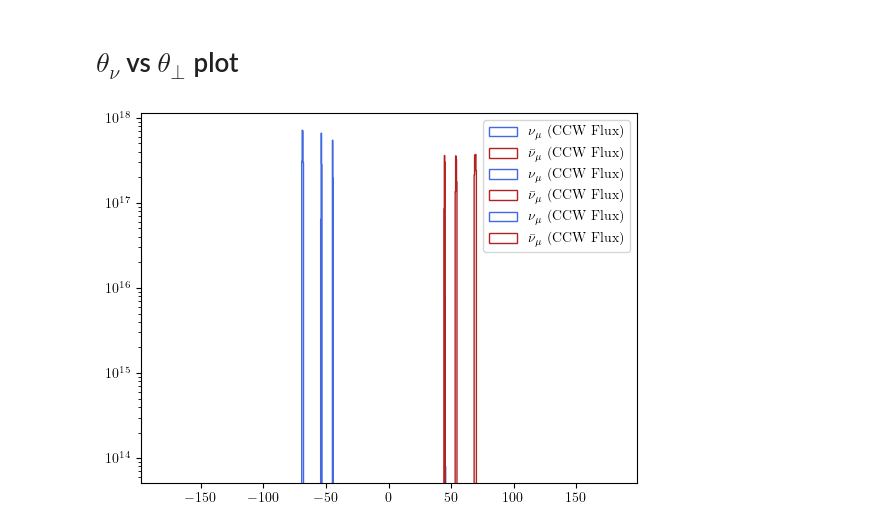
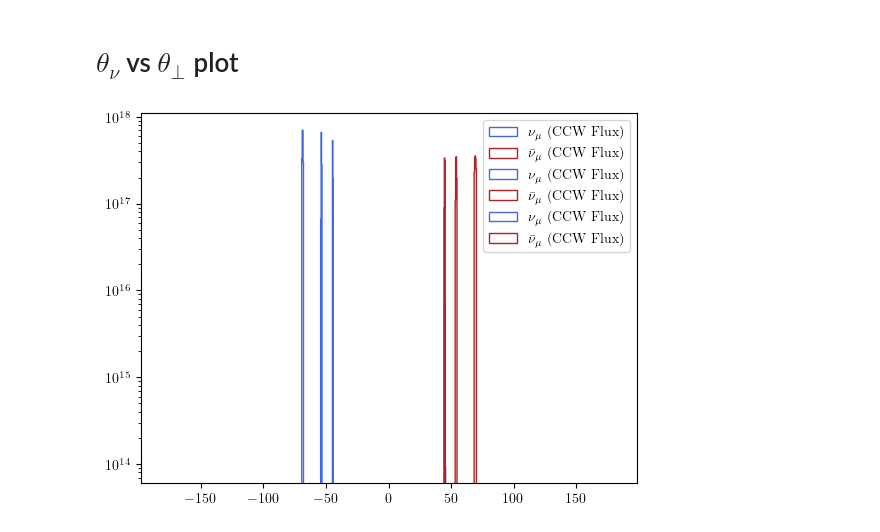
Before and after one commit to athompson-git/MuonColliderNeutrinos, a Jupyter notebook: flux_explorer.ipynb, the cells around one changed output. Saved outputs shown, nothing was run; the diff lists cells and outputs as text; code cells hidden in the pictures.

```diff
--- a/flux_explorer.ipynb
+++ b/flux_explorer.ipynb
@@ -656,50 +656,51 @@ flux_3 = NeutrinoFluxMuonRing(Emu=1.5e6, ring_radius=0.716, n_samples=10000000,
 flux_3.simulate_fluxes_mc()
 # %%
 # extract the angles of the neutrinos in the detector frame
+# Theta_numu should be in the z-y plane (no x)
 weights_numu_1 = flux_1.accept_wgt_numu
-theta_numu_1 = np.array([arccos(p[2]/sqrt(p[0]**2 + p[1]**2 + p[2]**2)) for p in flux_1.pnumu_3vec_lab])
+theta_numu_1 = np.array([arccos(p[2]/sqrt(p[1]**2 + p[2]**2)) for p in flux_1.pnumu_3vec_lab])
 theta_numu_1 = 180.0*(theta_numu_1 - arccos(flux_1.det_dist / sqrt(flux_1.det_dist**2 + flux_1.R**2)))/pi
 x_numu_1 = flux_1.x_numu_at_L
 
 weights_numubar_1 = flux_1.accept_wgt_numubar
-theta_numubar_1 = np.array([arccos(p[2]/sqrt(p[0]**2 + p[1]**2 + p[2]**2)) for p in flux_1.pnumubar_3vec_lab])
+theta_numubar_1 = np.array([arccos(p[2]/sqrt(p[1]**2 + p[2]**2)) for p in flux_1.pnumubar_3vec_lab])
 theta_numubar_1 = 180.0*(theta_numubar_1 - arccos(flux_1.det_dist / sqrt(flux_1.det_dist**2 + flux_1.R**2)))/pi
 x_numubar_1 = flux_1.x_numubar_at_L
 
 weights_numu_2 = flux_2.accept_wgt_numu
-theta_numu_2 = np.array([arccos(p[2]/sqrt(p[0]**2 + p[1]**2 + p[2]**2)) for p in flux_2.pnumu_3vec_lab])
+theta_numu_2 = np.array([arccos(p[2]/sqrt(p[1]**2 + p[2]**2)) for p in flux_2.pnumu_3vec_lab])
 theta_numu_2 = 180.0*(theta_numu_2 - arccos(flux_2.det_dist / sqrt(flux_2.det_dist**2 + flux_2.R**2)))/pi
 x_numu_2 = flux_2.x_numu_at_L
 
 weights_numubar_2 = flux_2.accept_wgt_numubar
-theta_numubar_2 = np.array([arccos(p[2]/sqrt(p[0]**2 + p[1]**2 + p[2]**2)) for p in flux_2.pnumubar_3vec_lab])
+theta_numubar_2 = np.array([arccos(p[2]/sqrt(p[1]**2 + p[2]**2)) for p in flux_2.pnumubar_3vec_lab])
 theta_numubar_2 = 180.0*(theta_numubar_2 - arccos(flux_2.det_dist / sqrt(flux_2.det_dist**2 + flux_2.R**2)))/pi
 x_numubar_2 = flux_2.x_numubar_at_L
 
 weights_numu_3 = flux_3.accept_wgt_numu
-theta_numu_3 = np.array([arccos(p[2]/sqrt(p[0]**2 + p[1]**2 + p[2]**2)) for p in flux_3.pnumu_3vec_lab])
+theta_numu_3 = np.array([arccos(p[2]/sqrt(p[1]**2 + p[2]**2)) for p in flux_3.pnumu_3vec_lab])
 theta_numu_3 = 180.0*(theta_numu_3 - arccos(flux_3.det_dist / sqrt(flux_3.det_dist**2 + flux_3.R**2)))/pi
 x_numu_3 = flux_3.x_numu_at_L
 
 weights_numubar_3 = flux_3.accept_wgt_numubar
-theta_numubar_3 = np.array([arccos(p[2]/sqrt(p[0]**2 + p[1]**2 + p[2]**2)) for p in flux_3.pnumubar_3vec_lab])
+theta_numubar_3 = np.array([arccos(p[2]/sqrt(p[1]**2 + p[2]**2)) for p in flux_3.pnumubar_3vec_lab])
 theta_numubar_3 = 180.0*(theta_numubar_3 - arccos(flux_3.det_dist / sqrt(flux_3.det_dist**2 + flux_3.R**2)))/pi
 x_numubar_3 = flux_3.x_numubar_at_L
 
 theta_bins = np.linspace(-180.0, 180.0, 1000)
 
 plt.hist(theta_numu_1, weights=weights_numu_1, bins=theta_bins, histtype='step', label=r"$\nu_\mu$ (CCW Flux)", color='royalblue')
 plt.hist(theta_numubar_1, weights=weights_numubar_1, bins=theta_bins, histtype='step', label=r"$\bar{\nu}_\mu$ (CCW Flux)", color='firebrick')
 plt.hist(theta_numu_2, weights=weights_numu_2, bins=theta_bins, histtype='step', label=r"$\nu_\mu$ (CCW Flux)", color='royalblue', ls='dashed')
 plt.hist(theta_numubar_2, weights=weights_numubar_2, bins=theta_bins, histtype='step', label=r"$\bar{\nu}_\mu$ (CCW Flux)", color='firebrick', ls='dashed')
 plt.hist(theta_numu_3, weights=weights_numu_3, bins=theta_bins, histtype='step', label=r"$\nu_\mu$ (CCW Flux)", color='royalblue', ls='dotted')
 plt.hist(theta_numubar_3, weights=weights_numubar_3, bins=theta_bins, histtype='step', label=r"$\bar{\nu}_\mu$ (CCW Flux)", color='firebrick', ls='dotted')
 plt.legend()
 plt.yscale('log')
 #plt.xscale('log')
 plt.show()
 # %% [output]
-[figure, old version]
+[figure, new version]
 # %%
 import matplotlib.gridspec as gridspec
 from matplotlib.patches import Circle
```
Also changed, not shown: parts of 1 cell of this notebook, 1 other file.
